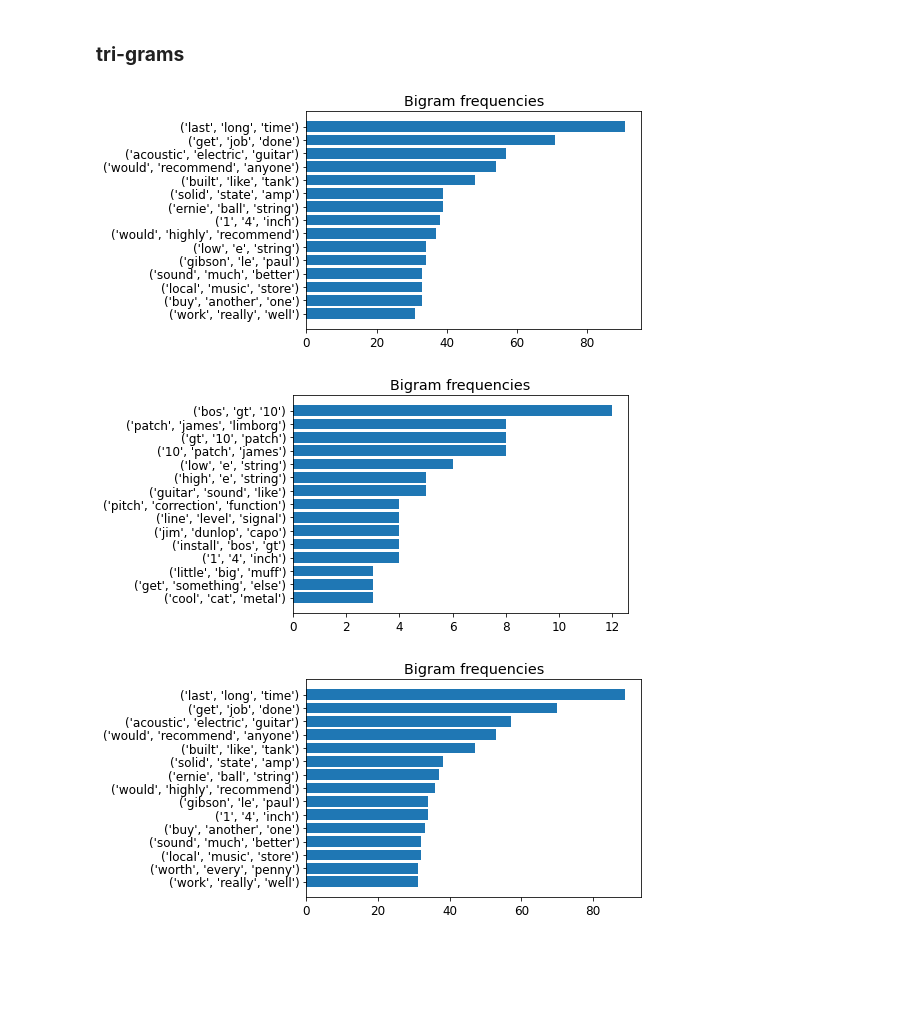
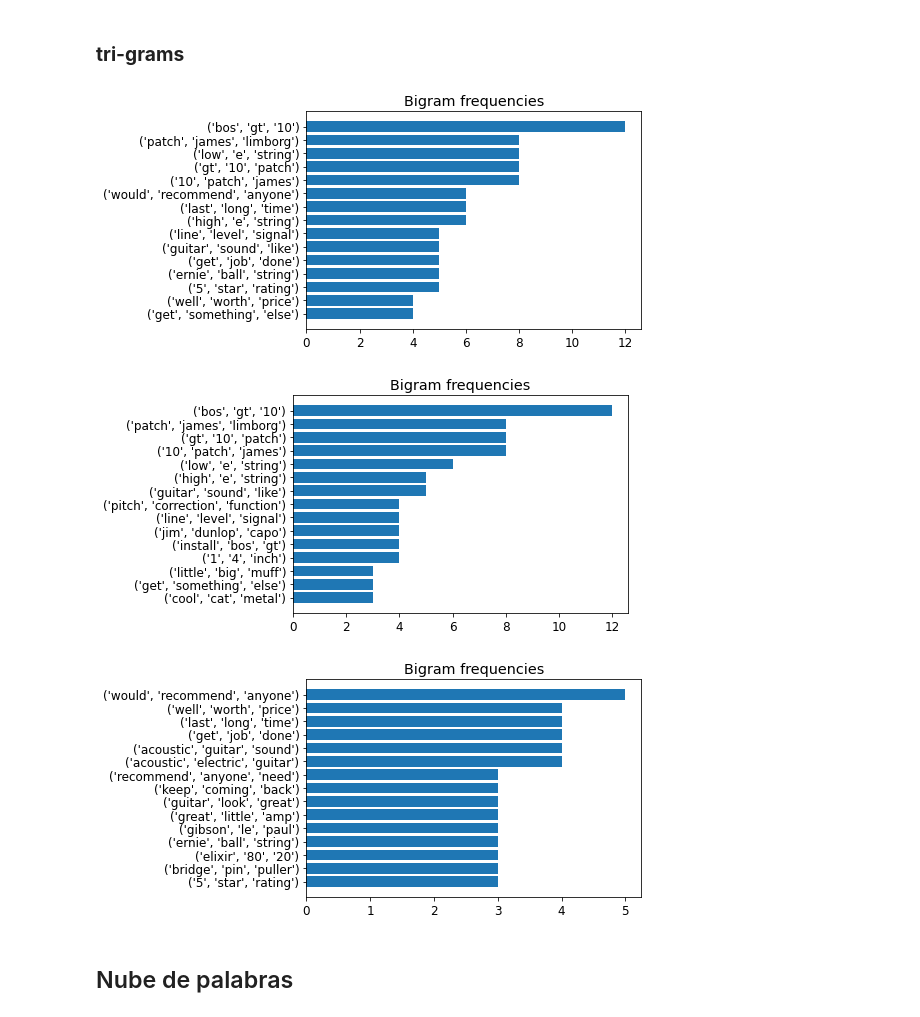
Before and after one commit to IrenaVent/11-NLP, a Jupyter notebook: 01-analisis-exploratiorio.ipynb, the cells around one changed output. Drawn from its saved outputs; the diff is of its cells as text; code cells hidden in the pictures; blank space fills up the shorter version.

```diff
--- a/01-analisis-exploratiorio.ipynb
+++ b/01-analisis-exploratiorio.ipynb
@@ -192,0 +212,10 @@ Observamos que el dataset está **desbalanceado**. Es probable que tengamos a ap
+# %%
+# creamos subset
+data_subset = data.drop(data.query('sentiment_label == 1').sample(frac=0.95,random_state=1).index)
+
+# hacemos reset del index del dataset
+data_subset.reset_index(drop=True, inplace=True)
+
+# mostamos datos
+print('Tamaño del data_subset -->', data_subset.shape)
+data_subset.head(5)
@@ -332,0 +319,12 @@ plot_word_cloud(pos_reviews)
+# %%
+# reseñas all
+words_data = list(map(review_to_words, data_subset["reviewText"]))
+join_words_data = [word for innerList in words_data for word in innerList]
+
+# reseñas negativas
+neg_reviews = list(map(review_to_words, data_subset[data_subset['sentiment_label'] == 0]['reviewText']))
+join_neg_reviews = [word for innerList in neg_reviews for word in innerList]
+
+# reseñas postivas
+pos_reviews = list(map(review_to_words, data_subset[data_subset['sentiment_label'] == 1]['reviewText']))
+join_pos_reviews = [word for innerList in pos_reviews for word in innerList]
@@ -360,16 +360,16 @@ from nltk.probability import FreqDist
 # %%
 # preparación de los datos
 
-def n_grams_freq(data, num):
-  ngrams_words = list(ngrams(data, num))
+def n_grams_freq(data_subset, num):
+  ngrams_words = list(ngrams(data_subset, num))
   ngrams_freq = FreqDist(ngrams_words)
   return ngrams_freq
 # %%
 # visulización
 
-def plot_n_grams_freq(data, num):
+def plot_n_grams_freq(data_subset, num):
 
-  ngrams_freq = n_grams_freq(data, num)
+  ngrams_freq = n_grams_freq(data_subset, num)
 
   ng_freq_most_common = ngrams_freq.most_common(15)
   ngs_ = [str(ng[0]) for ng in ng_freq_most_common]
@@ -382,15 +397,17 @@ def plot_n_grams_freq(data, num):
 # %% [markdown]
 ### **tri-grams**
+# %%
+# todo el dataset
+plot_n_grams_freq(join_words_data, 3)
+# %% [output]
+[figure, added]
 # %%
-# todo el dataset
-plot_n_grams_freq(words_data, 3)
-
 # reseñas negativas
-plot_n_grams_freq(neg_reviews, 3)
-
+plot_n_grams_freq(join_neg_reviews, 3)
 # reseñas postivias
-plot_n_grams_freq(pos_reviews, 3)
+plot_n_grams_freq(join_pos_reviews, 3)
 # %% [output]
-[figure, old version]
+[figure, new version]
-[figure, old version]
+[figure, new version]
-[figure, removed]
+# %% [markdown]
+## Nube de palabras
```
Also changed, not shown: parts of 82 cells of this notebook.
